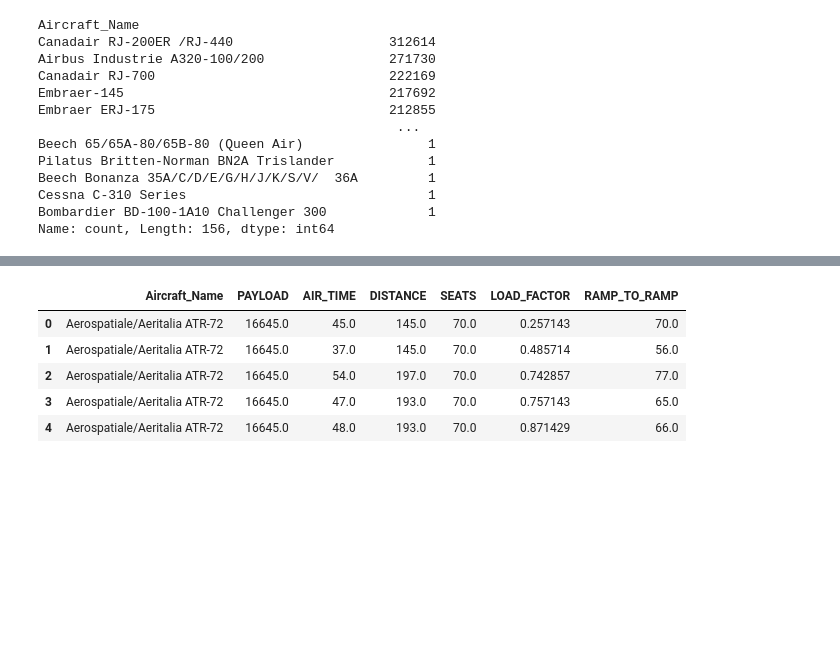
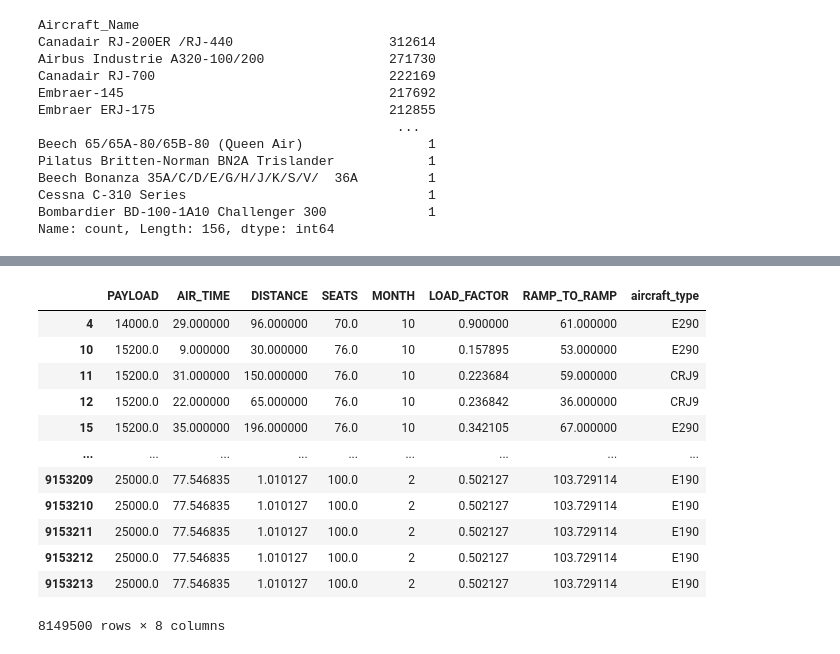
Before and after one commit to niclaswue/ATOW-Prediction, a Jupyter notebook: t100_features.ipynb, the cells around one changed output, grey strips where cells are left out. Cells and saved outputs as stored; diff of their text form; code cells hidden in the pictures; blank space fills up the shorter version.

```diff
--- a/t100_features.ipynb
+++ b/t100_features.ipynb
@@ -153,11 +154,20 @@ df["PAYLOAD"].hist(bins=100)
+# %%
+df["aircraft_type"] = df["Aircraft_Name"].map({v:k for k,v in mapping.items()})
+df.drop(columns=["Aircraft_Name"], inplace=True)
+df
+# %% [output]
+|  | PAYLOAD | AIR_TIME | DISTANCE | SEATS | MONTH | LOAD_FACTOR | RAMP_TO_RAMP | aircraft_type |
+| 4 | 14000.0 | 29.000000 | 96.000000 | 70.0 | 10 | 0.900000 | 61.000000 | E290 |
+| 10 | 15200.0 | 9.000000 | 30.000000 | 76.0 | 10 | 0.157895 | 53.000000 | E290 |
+| 11 | 15200.0 | 31.000000 | 150.000000 | 76.0 | 10 | 0.223684 | 59.000000 | CRJ9 |
+| 12 | 15200.0 | 22.000000 | 65.000000 | 76.0 | 10 | 0.236842 | 36.000000 | CRJ9 |
+| 15 | 15200.0 | 35.000000 | 196.000000 | 76.0 | 10 | 0.342105 | 67.000000 | E290 |
+| ... | ... | ... | ... | ... | ... | ... | ... | ... |
+| 9153209 | 25000.0 | 77.546835 | 1.010127 | 100.0 | 2 | 0.502127 | 103.729114 | E190 |
+| 9153210 | 25000.0 | 77.546835 | 1.010127 | 100.0 | 2 | 0.502127 | 103.729114 | E190 |
+| 9153211 | 25000.0 | 77.546835 | 1.010127 | 100.0 | 2 | 0.502127 | 103.729114 | E190 |
+| 9153212 | 25000.0 | 77.546835 | 1.010127 | 100.0 | 2 | 0.502127 | 103.729114 | E190 |
+| 9153213 | 25000.0 | 77.546835 | 1.010127 | 100.0 | 2 | 0.502127 | 103.729114 | E190 |
+8149500 rows × 8 columns
 # %%
 df.to_parquet("additional_data/T100_data/dataset.parquet")
-# %%
-df.head()
-# %% [output]
-|  | Aircraft_Name | PAYLOAD | AIR_TIME | DISTANCE | SEATS | LOAD_FACTOR | RAMP_TO_RAMP |
-| 0 | Aerospatiale/Aeritalia ATR-72 | 16645.0 | 45.0 | 145.0 | 70.0 | 0.257143 | 70.0 |
-| 1 | Aerospatiale/Aeritalia ATR-72 | 16645.0 | 37.0 | 145.0 | 70.0 | 0.485714 | 56.0 |
-| 2 | Aerospatiale/Aeritalia ATR-72 | 16645.0 | 54.0 | 197.0 | 70.0 | 0.742857 | 77.0 |
-| 3 | Aerospatiale/Aeritalia ATR-72 | 16645.0 | 47.0 | 193.0 | 70.0 | 0.757143 | 65.0 |
-| 4 | Aerospatiale/Aeritalia ATR-72 | 16645.0 | 48.0 | 193.0 | 70.0 | 0.871429 | 66.0 |
```
Also changed, not shown: parts of 4 cells of this notebook, 3 other files.
